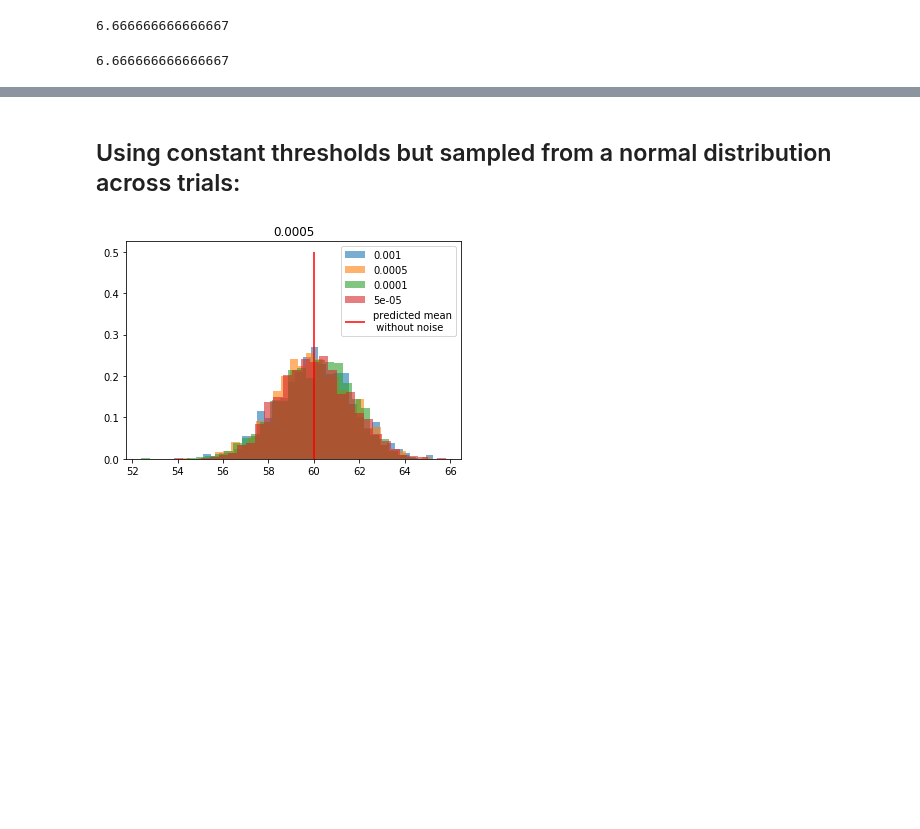
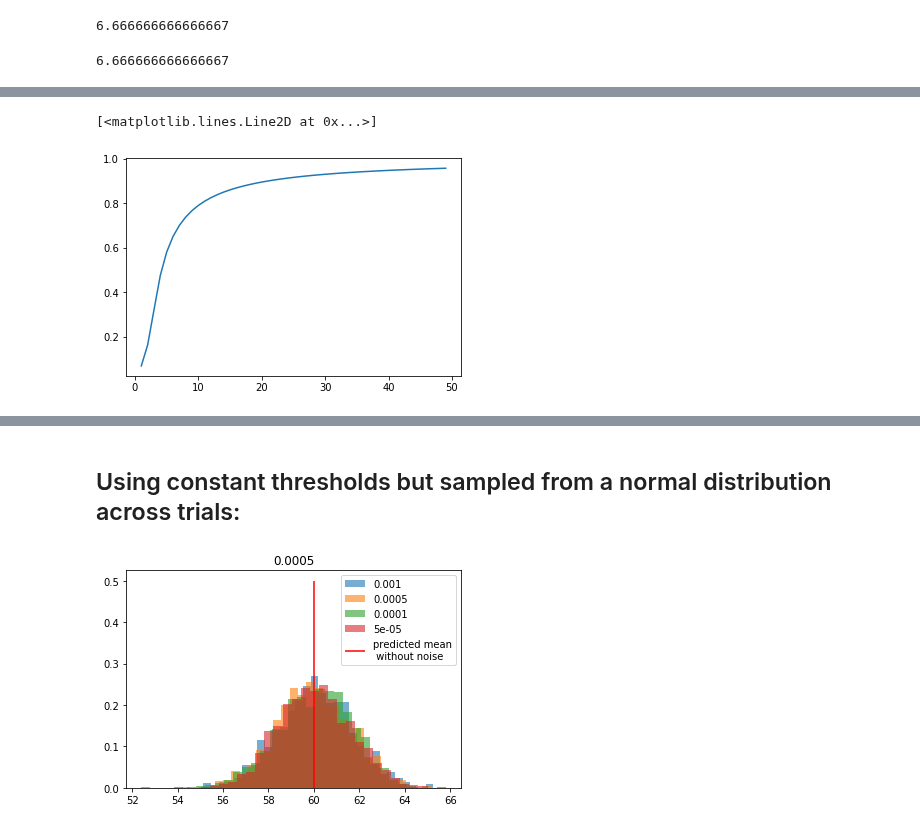
Before and after one commit to awakenting/master-thesis, a Jupyter notebook: code/test_timescale_of_threshold_noise.ipynb, the cells around one changed output, grey strips where cells are left out. Saved outputs shown, nothing was run; the diff lists cells and outputs as text; code cells hidden in the pictures; blank space fills up the shorter version.

```diff
--- a/code/test_timescale_of_threshold_noise.ipynb
+++ b/code/test_timescale_of_threshold_noise.ipynb
@@ -162,0 +182,43 @@ estimated_std
+# %%
+params = {'tau_m': 0.023,
+          'e_l': -0.079,
+          'r_m': 10*1e6,
+          'v_t': -0.061,
+          'init_vm_std': 0.000,
+          'vt_std': 0.002,
+          'rho_null': 0,
+          'rho_null_std': 1,
+          'tau_inh': 0.001,
+          'rho_scale': 9.0*1e6,
+          'exc_scale': 30,
+          'dt': 0.0001,
+          'total_time': 5,
+          'init_period': 0,
+          'noise_std_exc': 0*1e-3,
+          'noise_std_inh': 0*1e-3,
+          'cutoff_angle': 180,
+          'm': 2,
+          'b': 0,
+          'lv_min': 0.1,
+          'lv_max': 1.2,
+          'l_min': 10,
+          'l_max': 25,
+          'init_distance': 50}
+
+lv = np.random.rand() * (params['lv_max'] - params['lv_min']) + params['lv_min']
+# sample stimulus sizes (L) uniformly between l_min and l_max
+# stim_size = np.random.rand()*(params['l_max']-params['l_min']) + params['l_min']
+stim_size = np.random.randint(params['l_min'], params['l_max'])
+speed = 1 / (lv / stim_size)
+t, stims, tstims, dists, t_to_coll, tstim_to_coll = md.transform_stim(stim_size, speed, params['total_time'],
+                                                                          params['dt'], params['m'], params['b'],
+                                                                          params['init_period'], params['cutoff_angle'],
+                                                                          params['init_distance'])
+
+t_min = 0.001
+t_max = 5
+t_samples = np.linspace(t_min, t_max, num=50)
+first_passages = np.zeros(len(t_samples))
+for t_idx, t_sample in enumerate(t_samples):
+    mean_first_passage  = integrate.quad(threshold_passing_rate, t_min, t_sample, args=(params, stims))
+    first_passages[t_idx] = mean_first_passage[0]/(t_sample - t_min)
@@ -162,0 +233,5 @@ estimated_std
+# %%
+plt.plot(first_passages)
+# %% [output]
+[<matplotlib.lines.Line2D at 0x...>]
+[figure, added]
```
Also changed, not shown: parts of 14 cells of this notebook, 3 other files.
